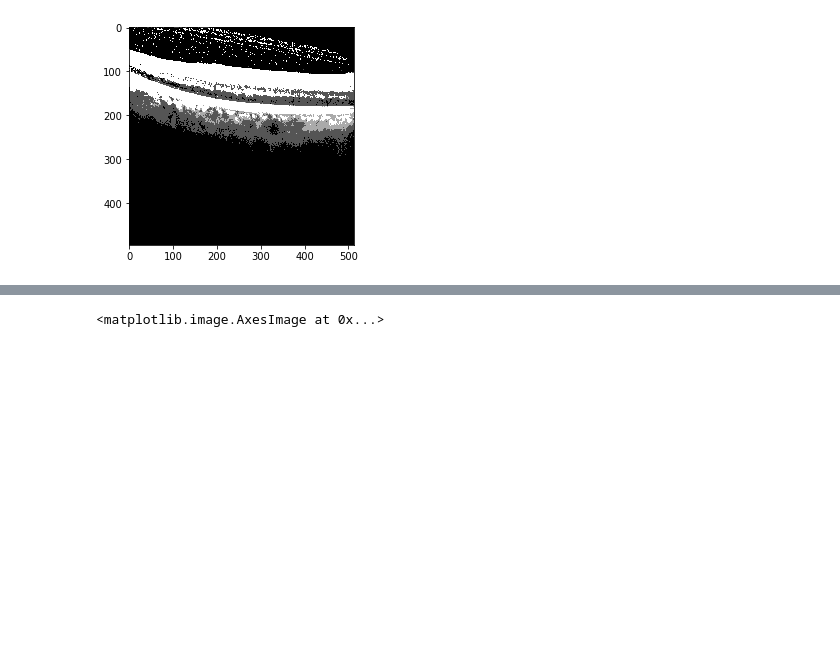
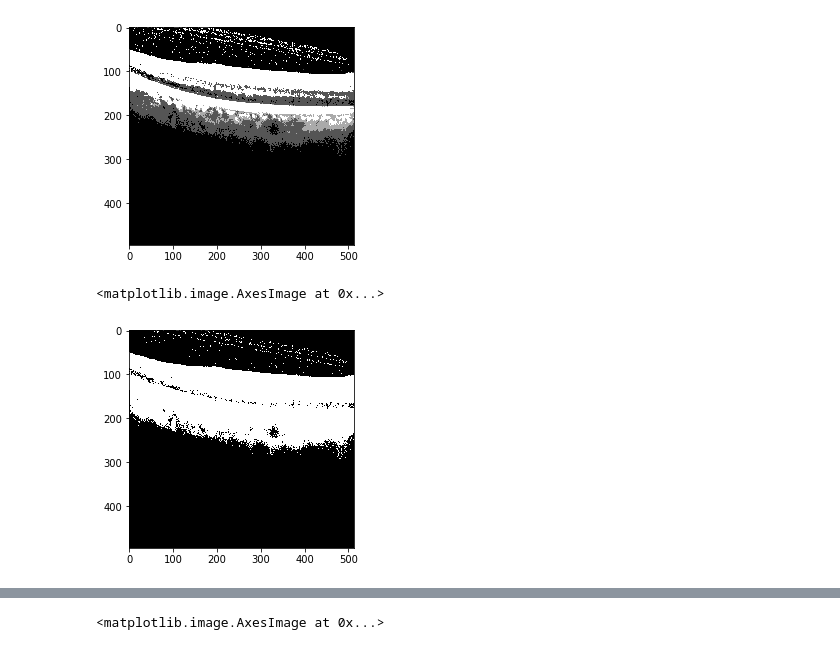
Before and after one commit to tanhakabir/OCTImagePrediction, a Jupyter notebook: Notebook.ipynb, the cells around one changed output, grey strips where cells are left out. Drawn from its saved outputs; the diff is of its cells as text; code cells hidden in the pictures; blank space fills up the shorter version.

```diff
--- a/Notebook.ipynb
+++ b/Notebook.ipynb
@@ -70,3 +53,23 @@ image = utils.readImageGrayscaled('sample')
 processed = processing.produceContrast3Tone(image)
 # %% [output]
 [figure]
+# %%
+def image_show(image, nrows=1, ncols=1, cmap='gray'):
+    fig, ax = plt.subplots(nrows=nrows, ncols=ncols, figsize=(14, 14))
+    ax.imshow(image, cmap='gray')
+    ax.axis('off')
+    return fig, ax
+
+import skimage.filters as filters
+
+image = utils.readImageGrayscaled('sample')
+img_fl = filters.threshold_yen(image, nbins=2)
+
+# image_show(image > img_fl);
+
+filtered = image > img_fl;
+
+plt.imshow(filtered, cmap='gray')
+# %% [output]
+<matplotlib.image.AxesImage at 0x...>
+[figure, added]
```
Also changed, not shown: parts of 5 cells of this notebook, 15 other files.
